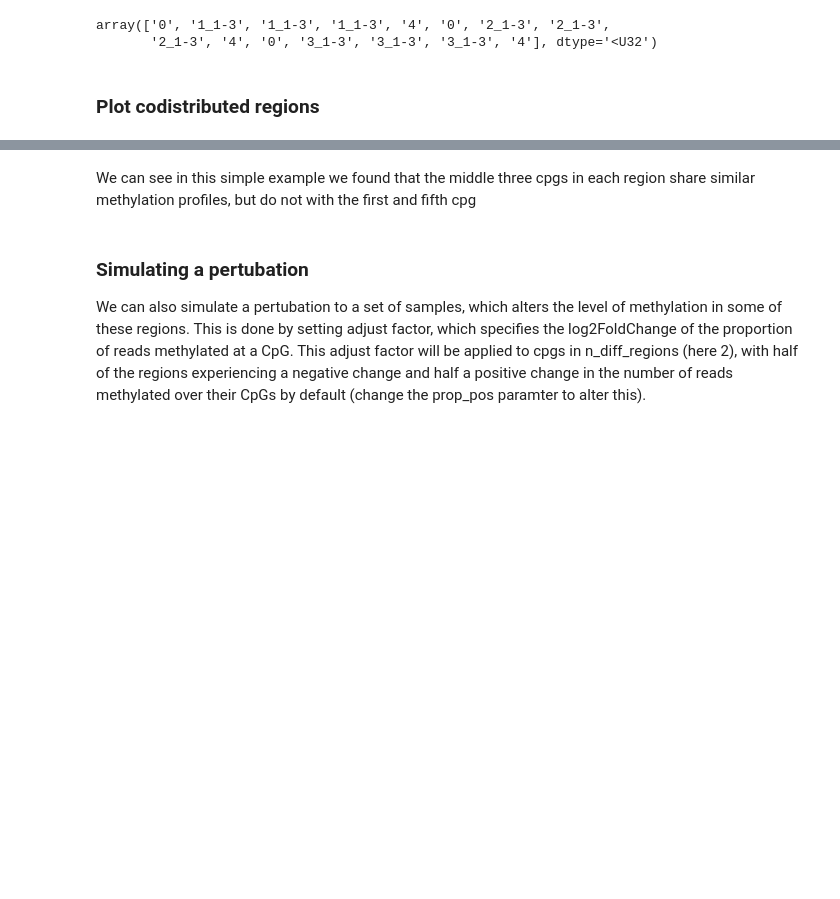
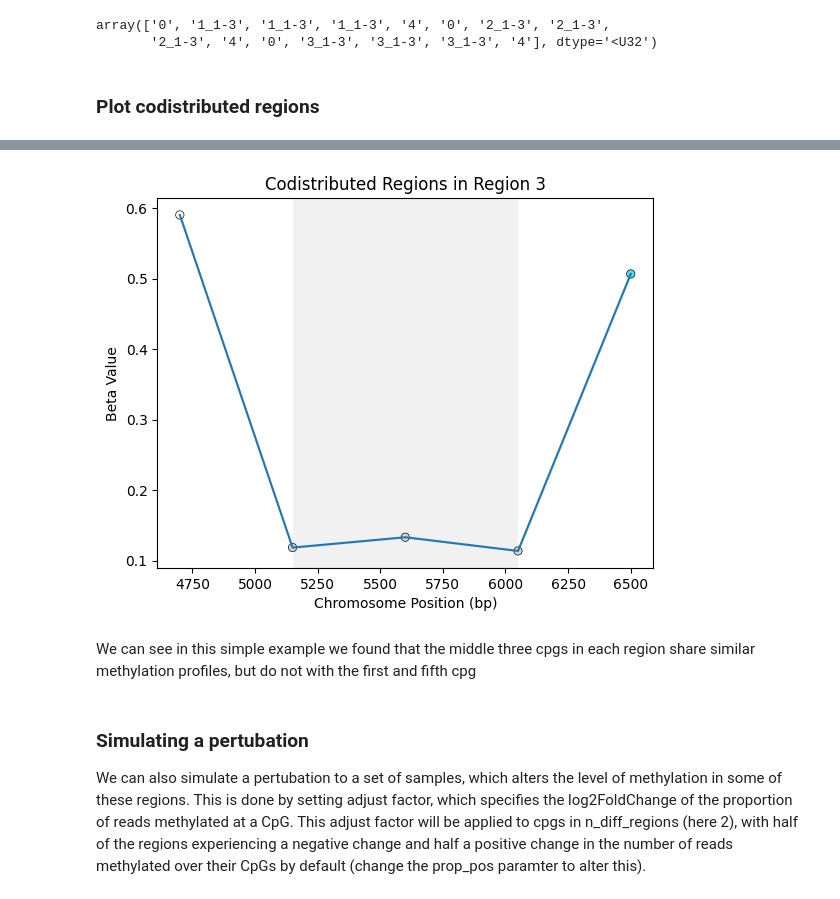
Before and after one commit to AndyCGraham/pyMethTools, a Jupyter notebook: vignettes/vignette.ipynb, the cells around one changed output, grey strips where cells are left out. Saved outputs shown, nothing was run; the diff lists cells and outputs as text; code cells hidden in the pictures; blank space fills up the shorter version.

```diff
--- a/vignettes/vignette.ipynb
+++ b/vignettes/vignette.ipynb
@@ -59,3 +59,7 @@ obj.region_plot(2, smooth=False)
+# %%
+obj.region_plot(3, show_codistrib_regions=True, smooth=True)
+# %% [output]
+[figure, added]
 # %% [markdown]
 We can see in this simple example we found that the middle three cpgs in each region share similar methylation profiles, but do not with the first and fifth cpg
 # %% [markdown]
```
Also changed, not shown: parts of 37 cells of this notebook, 10 other files.
